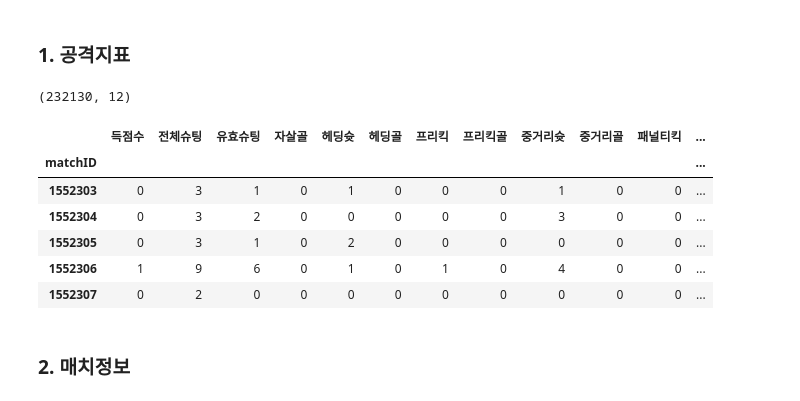
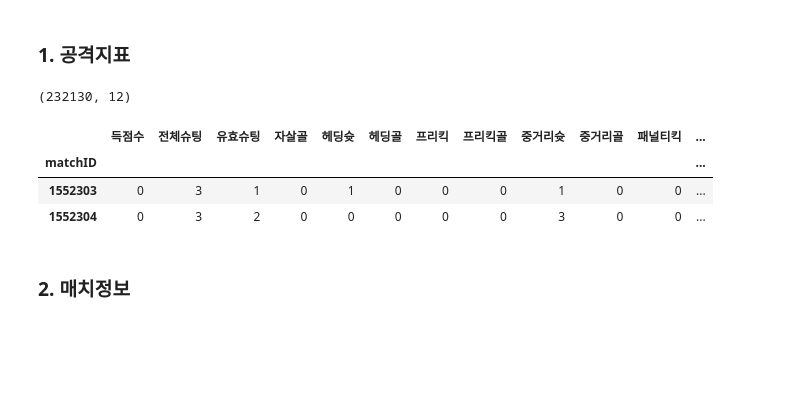
Before and after one commit to chaeeun415/fifa_online_4, a Jupyter notebook: 피파온라인4_EDA_박채은.ipynb, the cells around one changed output. Drawn from its saved outputs; the diff is of its cells as text; code cells hidden in the pictures; blank space fills up the shorter version.

```diff
--- a/피파온라인4_EDA_박채은.ipynb
+++ b/피파온라인4_EDA_박채은.ipynb
@@ -54,16 +53,13 @@ import seaborn as sns
 # %%
 attack_data = pd.read_csv(r"D:\대학 활동\진로\학회\dsl\21-1\피파온라인4\공격지표.csv", index_col=0)
 print(attack_data.shape)
-attack_data.head()
+attack_data.head(2)
 # %% [output]
 (232130, 12)
 |  | 득점수 | 전체슈팅 | 유효슈팅 | 자살골 | 헤딩슛 | 헤딩골 | 프리킥 | 프리킥골 | 중거리슛 | 중거리골 | 패널티킥 | ... |
 | matchID |  |  |  |  |  |  |  |  |  |  |  | ... |
 | 1552303 | 0 | 3 | 1 | 0 | 1 | 0 | 0 | 0 | 1 | 0 | 0 | ... |
 | 1552304 | 0 | 3 | 2 | 0 | 0 | 0 | 0 | 0 | 3 | 0 | 0 | ... |
-| 1552305 | 0 | 3 | 1 | 0 | 2 | 0 | 0 | 0 | 0 | 0 | 0 | ... |
-| 1552306 | 1 | 9 | 6 | 0 | 1 | 0 | 1 | 0 | 4 | 0 | 0 | ... |
-| 1552307 | 0 | 2 | 0 | 0 | 0 | 0 | 0 | 0 | 0 | 0 | 0 | ... |
 # %% [markdown]
 ### 2. 매치정보
 # %%
```
Also changed, not shown: parts of 30 cells of this notebook.
